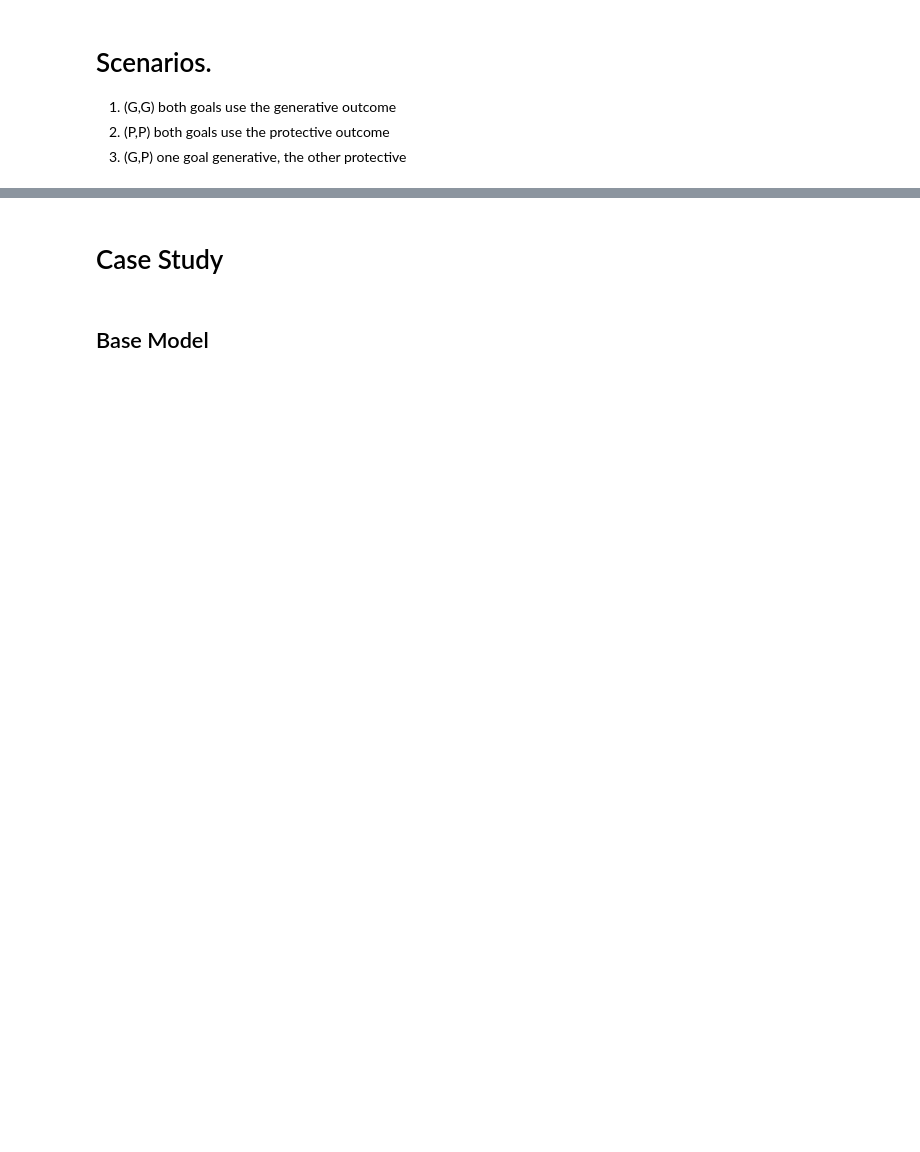
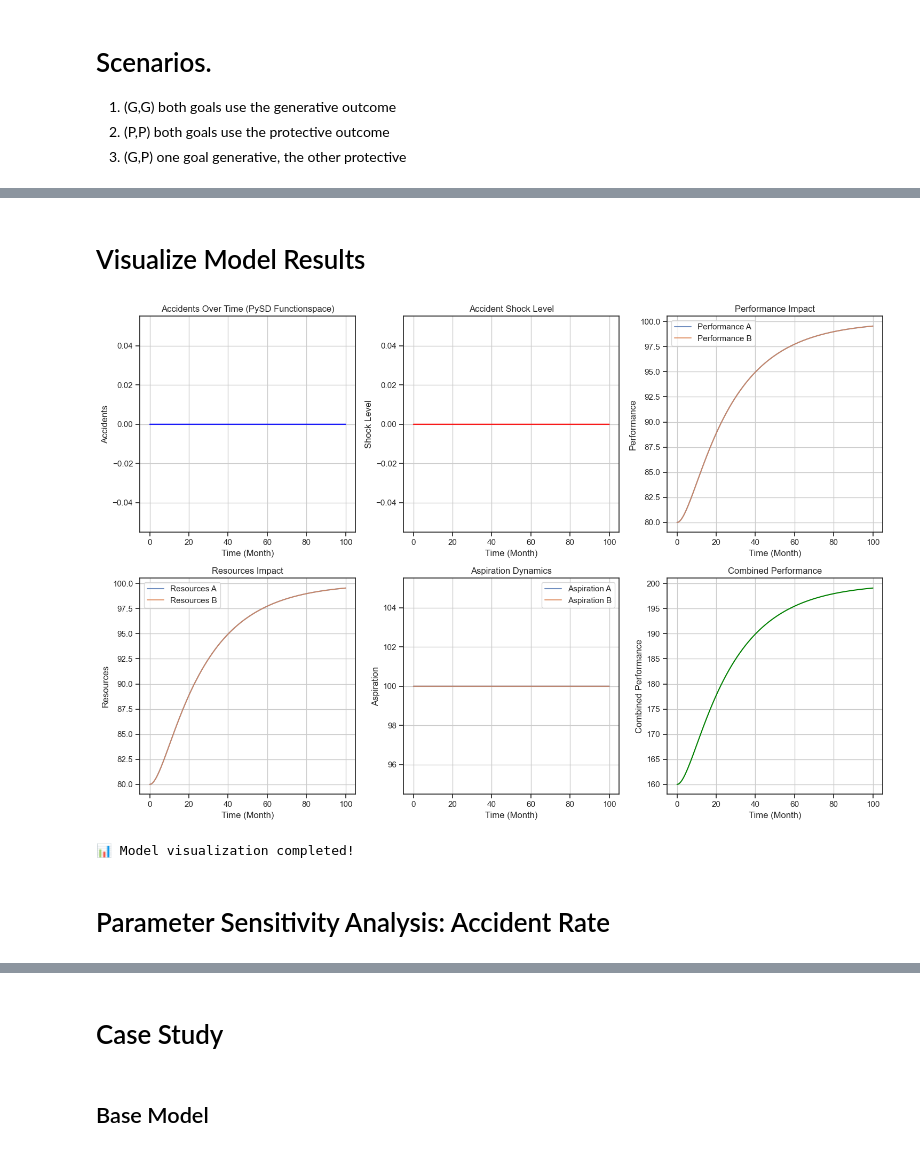
Before and after one commit to georgia-max/OrganizationOscillation, a Jupyter notebook: 2025/model_12_v1.ipynb, the cells around one changed output, grey strips where cells are left out. Drawn from its saved outputs; the diff is of its cells as text; code cells hidden in the pictures; blank space fills up the shorter version.

```diff
--- a/2025/model_12_v1.ipynb
+++ b/2025/model_12_v1.ipynb
@@ -340,0 +224,69 @@ except Exception as e:
+# %% [markdown]
+# Visualize Model Results
+# %%
+if success:
+    # Create comprehensive visualization
+    plt.figure(figsize=(15, 10))
+
+    # Plot 1: Accidents over time
+    plt.subplot(2, 3, 1)
+    accidents_data.plot(title='Accidents Over Time (PySD Functionspace)', color='blue')
+    plt.xlabel('Time (Month)')
+    plt.ylabel('Accidents')
+    plt.grid(True)
+
+    # Plot 2: Accident shock level
+    plt.subplot(2, 3, 2)
+    result['Accident shock level'].plot(title='Accident Shock Level', color='red')
+    plt.xlabel('Time (Month)')
+    plt.ylabel('Shock Level')
+    plt.grid(True)
+
+    # Plot 3: Performance impact
+    plt.subplot(2, 3, 3)
+    result['performance[A]'].plot(label='Performance A', alpha=0.8)
+    result['performance[B]'].plot(label='Performance B', alpha=0.8)
+    plt.title('Performance Impact')
+    plt.xlabel('Time (Month)')
+    plt.ylabel('Performance')
+    plt.legend()
+    plt.grid(True)
+
+    # Plot 4: Resources impact
+    plt.subplot(2, 3, 4)
+    result['Resources[A]'].plot(label='Resources A', alpha=0.8)
+    result['Resources[B]'].plot(label='Resources B', alpha=0.8)
+    plt.title('Resources Impact')
+    plt.xlabel('Time (Month)')
+    plt.ylabel('Resources')
+    plt.legend()
+    plt.grid(True)
+
+    # Plot 5: Aspiration dynamics
+    plt.subplot(2, 3, 5)
+    result['aspiration[A]'].plot(label='Aspiration A', alpha=0.8)
+    result['aspiration[B]'].plot(label='Aspiration B', alpha=0.8)
+    plt.title('Aspiration Dynamics')
+    plt.xlabel('Time (Month)')
+    plt.ylabel('Aspiration')
+    plt.legend()
+    plt.grid(True)
+
+    # Plot 6: Combined performance
+    plt.subplot(2, 3, 6)
+    result['combined performance'].plot(title='Combined Performance', color='green')
+    plt.xlabel('Time (Month)')
+    plt.ylabel('Combined Performance')
+    plt.grid(True)
+
+    plt.tight_layout()
+    plt.show()
+
+    print("📊 Model visualization completed!")
+else:
+    print("❌ Cannot create visualization - model test failed")
+# %% [output]
+[figure, added]
+📊 Model visualization completed!
+# %% [markdown]
+# Parameter Sensitivity Analysis: Accident Rate
```
Also changed, not shown: parts of 34 cells of this notebook, 8 other files.
